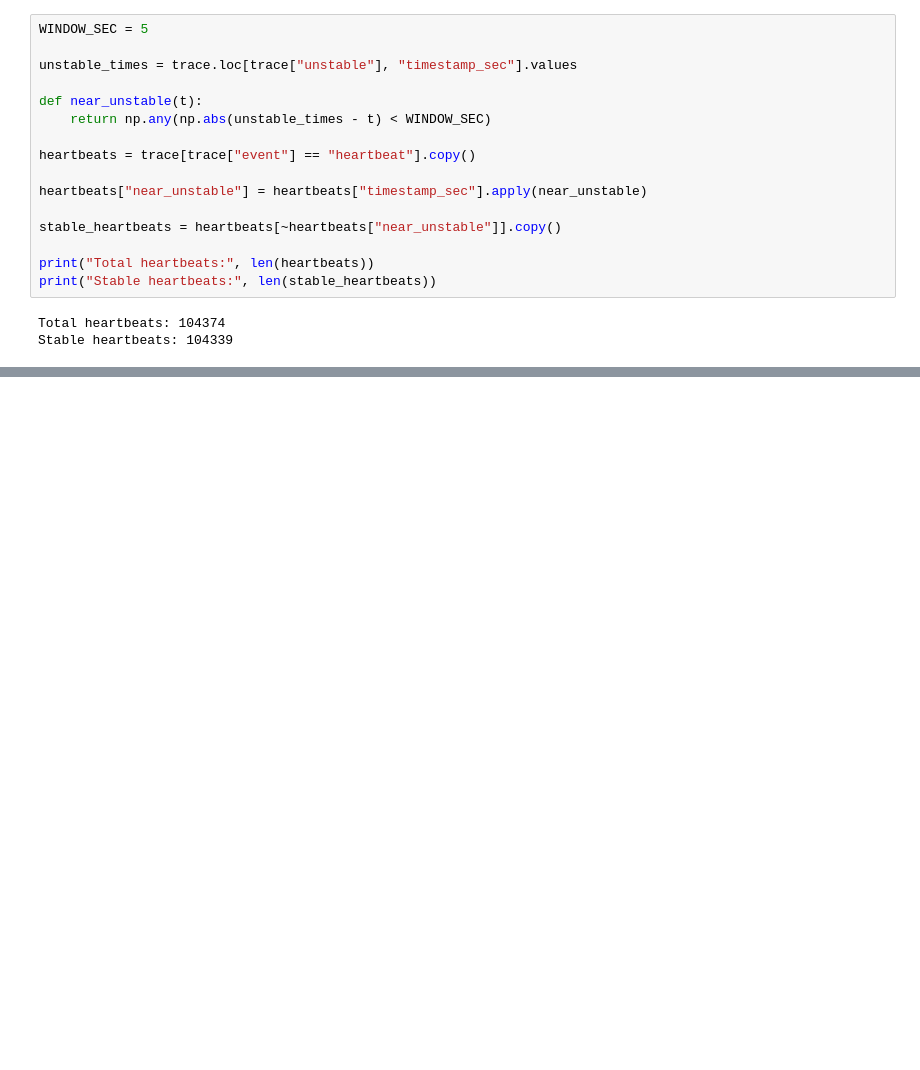
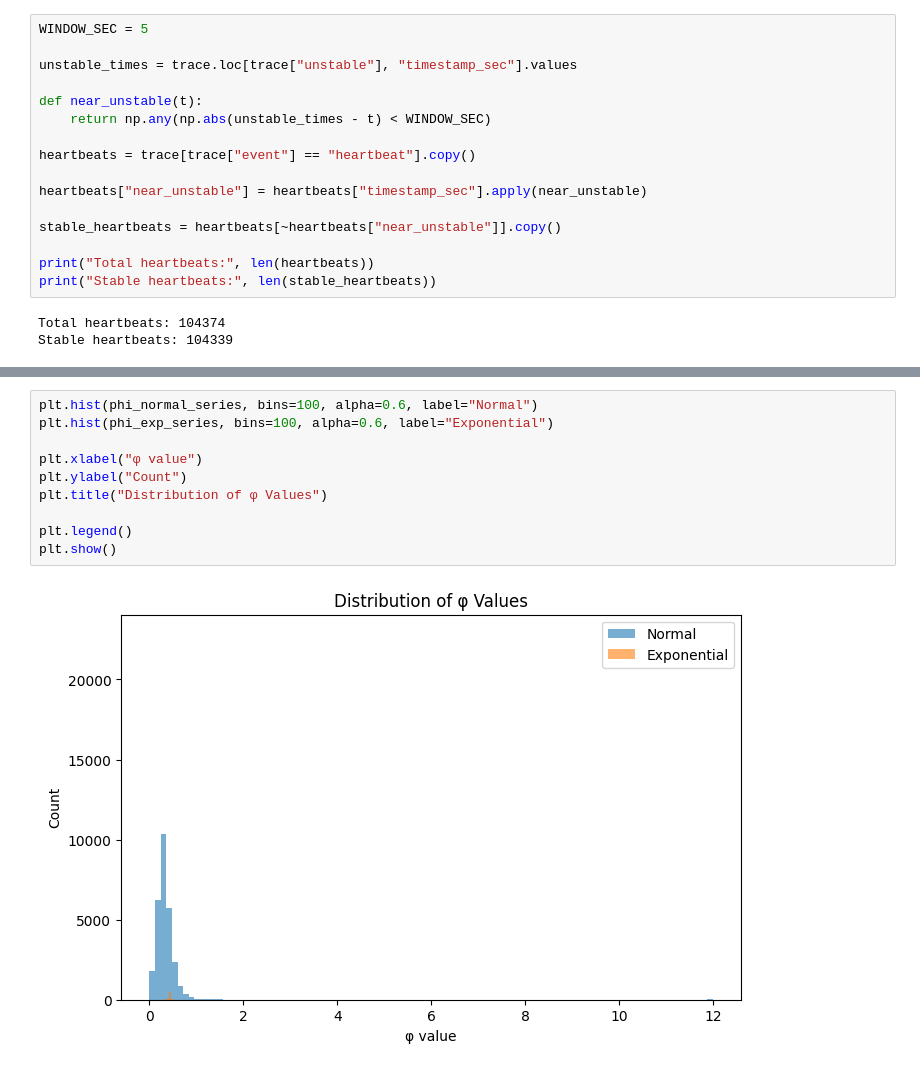
Before and after one commit to nriedman/raft-research, a Jupyter notebook: analysis/long_trace/trace-replay.ipynb, the cells around one changed output, grey strips where cells are left out. Drawn from its saved outputs; the diff is of its cells as text; blank space fills up the shorter version.

```diff
--- a/analysis/long_trace/trace-replay.ipynb
+++ b/analysis/long_trace/trace-replay.ipynb
@@ -105,0 +297,12 @@ plt.show()
+# %%
+plt.hist(phi_normal_series, bins=100, alpha=0.6, label="Normal")
+plt.hist(phi_exp_series, bins=100, alpha=0.6, label="Exponential")
+
+plt.xlabel("φ value")
+plt.ylabel("Count")
+plt.title("Distribution of φ Values")
+
+plt.legend()
+plt.show()
+# %% [output]
+[figure, added]
```
Also changed, not shown: parts of 19 cells of this notebook.
